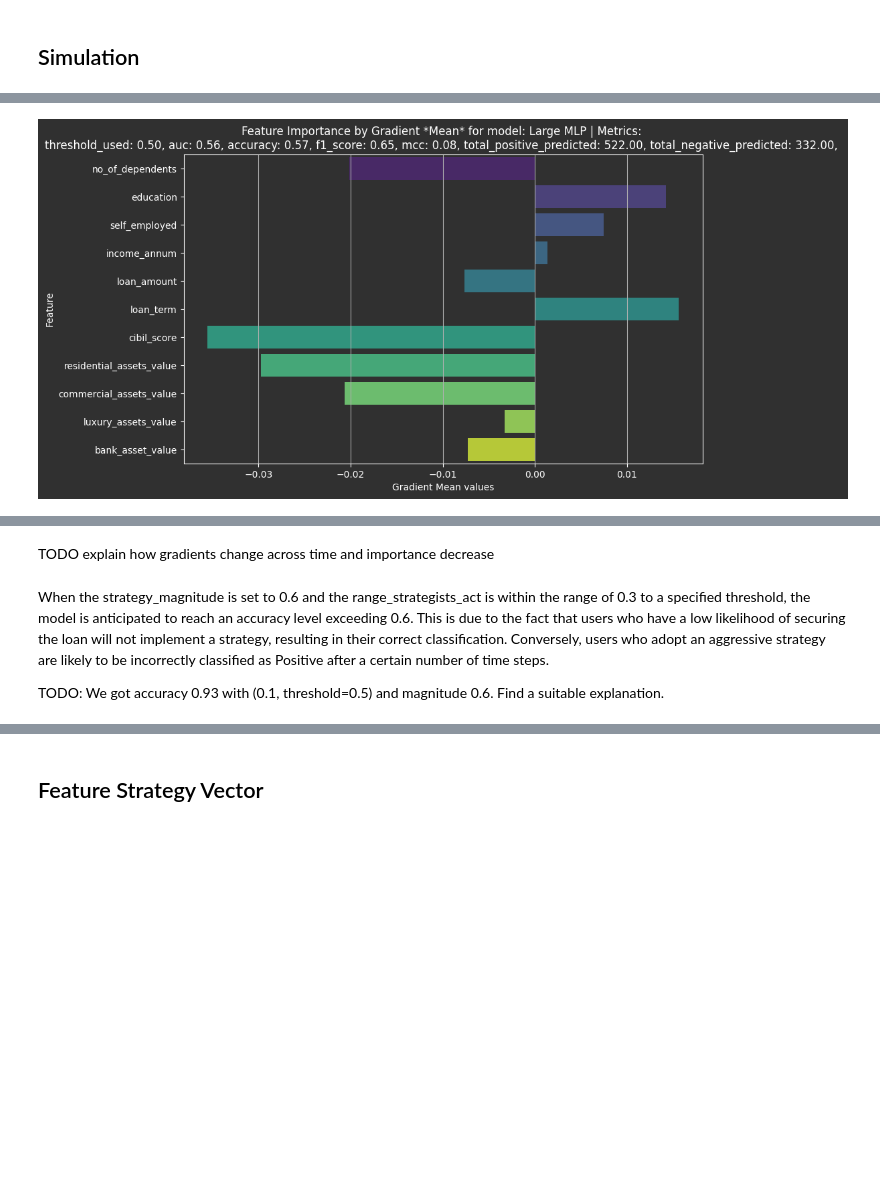
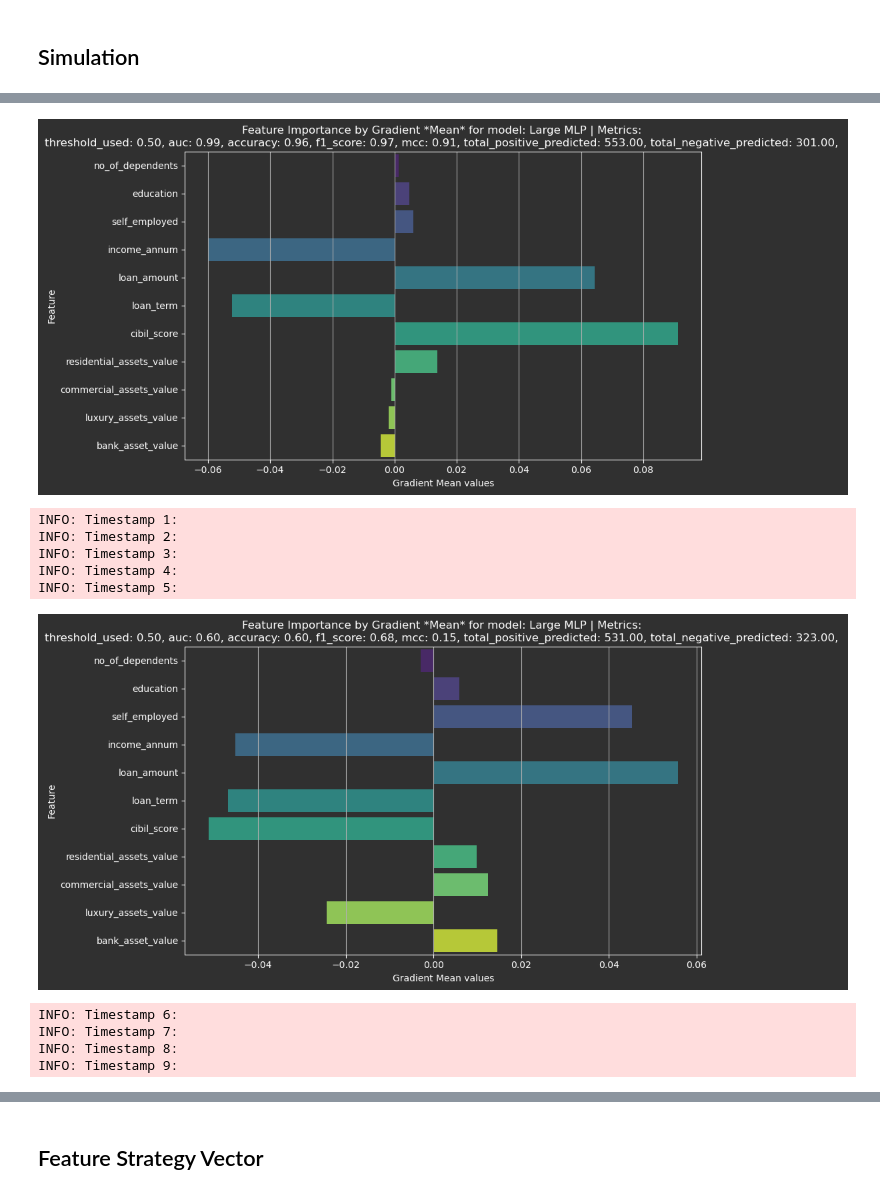
Before and after one commit to PrielHaz/strategic-classification, a Jupyter notebook: workshop_draft.ipynb, the cells around one changed output, grey strips where cells are left out. Saved outputs shown, nothing was run; the diff lists cells and outputs as text; code cells hidden in the pictures; blank space fills up the shorter version.

Commit message:
algos added, experiments without informed models

```diff
--- a/workshop_draft.ipynb
+++ b/workshop_draft.ipynb
@@ -503,14 +524,6 @@ def calculate_and_plot_gradients(
     loan_ds_copy = loan_ds.copy()
     features = loan_ds_copy.iloc[0].drop("loan_status").index
 
-    # calc acc, f1, mcc, roc_auc of the model
-    X = loan_ds_copy.drop("loan_status", axis=1)
-    y = loan_ds_copy["loan_status"]
-
-    X_train, X_test, y_train, y_test = train_test_split(
-        X, y, test_size=default_test_size, random_state=random_state
-    )
-
     # Initialize variables
     rows_to_calc_grad = loan_ds_copy.index
     all_grads = []
@@ -527,7 +540,9 @@ def calculate_and_plot_gradients(
             logging.debug(f"And Grads: {grads}")
             logging.debug("\n=================================\n")
             plt.figure(figsize=(10, 6))
-            sns.barplot(x=grads, y=features, palette="viridis")
+            sns.barplot(
+                x=grads, y=features, hue=features, palette="viridis", legend=False
+            )
             plt.xlabel("Gradient Abs values")
             plt.ylabel("Feature")
             plt.title(
@@ -541,7 +556,9 @@ def calculate_and_plot_gradients(
     if plot_mean:
         # Plot mean gradients
         plt.figure(figsize=(10, 6))
-        ax = sns.barplot(x=mean_grads, y=features, palette="viridis")
+        ax = sns.barplot(
+            x=mean_grads, y=features, hue=features, palette="viridis", legend=False
+        )
         plt.xlabel("Gradient Mean values")
         plt.ylabel("Feature")
         title = f"Feature Importance by Gradient *Mean* for model: {model_name}"
@@ -678,6 +698,8 @@ def run_first_simulation(
     MODEL: str,
     strategy_magnitude: float,
     range_strategists_act: Tuple[float, float],
+    threshold=0.5,
+    print_mean_grads_every=5,
 ):
     """
     Runs a simulation with T timestamps, K top features to change, and a strategy magnitude.
@@ -699,7 +721,6 @@ def run_first_simulation(
         strategists_loan_ds_dict[model_name] = loan_ds.copy()
 
     for t in range(T):
-        # TODO if i % 5 == 0 plot gradients
         logging.info(f"Timestamp {t}:")
         for model_name, model in names_to_models.items():
             if model_name != MODEL:  # Get rid off this line to run on all models
@@ -715,28 +736,29 @@ def run_first_simulation(
                 threshold, model, model_name, train_loader, test_loader
             )
             metrics = results_dict[model_name]["metrics"]
-            logging.debug(metrics)
+            # logging.debug(metrics)
             # calculate and plot gradients
+
             mean_grads = calculate_and_plot_gradients(
                 model,
                 model_name,
                 strategists_loan_ds_dict[model_name],
                 plot_first_num=0,
                 metrics=metrics,
-                plot_mean=False,
+                plot_mean=(t % print_mean_grads_every == 0),
             )
 
             # Get the top K features
             top_k_indices = np.argsort(np.abs(mean_grads))[::-1][:K]
             top_k_features = strategists_loan_ds_dict[model_name].columns[top_k_indices]
-            logging.info(
-                f"Top {K} features for model {model_name}: {top_k_features}")
+            # logging.info(
+            #     f"Top {K} features for model {model_name}: {top_k_features}")
 
             # Create features_to_change dictionary
             features_to_change = {}
             for feature, index in zip(top_k_features, top_k_indices):
-                logging.info(
-                    f"Mean gradient for {feature}: {mean_grads[index]}")
+                # logging.info(
+                #     f"Mean gradient for {feature}: {mean_grads[index]}")
                 mean_feature_value = strategists_loan_ds_dict[model_name][
                     feature
                 ].mean()
@@ -753,9 +775,9 @@ def run_first_simulation(
                     np.sign(mean_grads[index]),
                 )
 
-            logging.info(
-                f"Features to change for model {model_name}: {features_to_change}"
-            )
+            # logging.info(
+            #     f"Features to change for model {model_name}: {features_to_change}"
+            # )
 
             # Create strategists_loan_ds
             strategists_loan_ds_dict[model_name], strategists_rows_dict[model_name] = (
@@ -767,9 +789,9 @@ def run_first_simulation(
                 )
             )
 
-            logging.info(
-                f"Model {model_name} created {len(strategists_rows_dict[model_name])} strategists."
-            )
+            # logging.info(
+            #     f"Model {model_name} created {len(strategists_rows_dict[model_name])} strategists."
+            # )
 
     # Show mean gradients for the models chosen
     for model_result in results_dict.values():
@@ -804,5 +830,6 @@ run_first_simulation(
     MODEL="Large MLP",
     strategy_magnitude=0.6,
     range_strategists_act=(0.0, threshold),
+    print_mean_grads_every=5,
 )
 # %% [output]
@@ -826 +837,11 @@ threshold_used: 0.50, auc: 0.56, accuracy: 0.57, f1_score: 0.65, mcc: 0.08, tota
-[figure, old version]
+[figure, new version]
+INFO: Timestamp 1:
+INFO: Timestamp 2:
+INFO: Timestamp 3:
+INFO: Timestamp 4:
+INFO: Timestamp 5:
+[figure, added]
+INFO: Timestamp 6:
+INFO: Timestamp 7:
+INFO: Timestamp 8:
+INFO: Timestamp 9:
@@ -827,6 +848,0 @@ threshold_used: 0.50, auc: 0.56, accuracy: 0.57, f1_score: 0.65, mcc: 0.08, tota
-# %% [markdown]
-TODO explain how gradients change across time and importance decrease
-# %% [markdown]
-When the strategy_magnitude is set to 0.6 and the range_strategists_act is within the range of 0.3 to a specified threshold, the model is anticipated to reach an accuracy level exceeding 0.6. This is due to the fact that users who have a low likelihood of securing the loan will not implement a strategy, resulting in their correct classification. Conversely, users who adopt an aggressive strategy are likely to be incorrectly classified as Positive after a certain number of time steps.
-
-TODO: We got accuracy 0.93 with (0.1, threshold=0.5) and magnitude 0.6. Find a suitable explanation.
```
Also changed, not shown: parts of 85 cells of this notebook, 4 other files.
